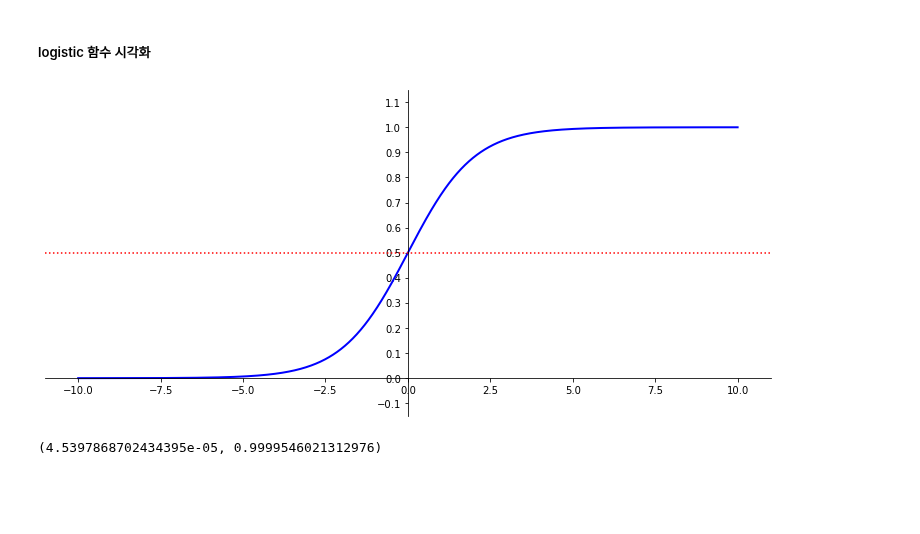
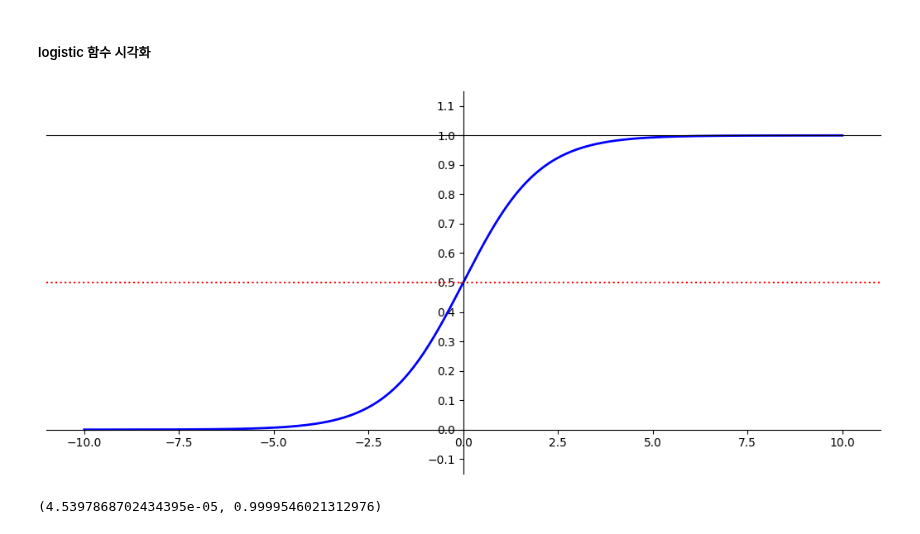
Before and after one commit to LeeJUHO127/DA-35, a Jupyter notebook: 07_machine_learning/13_선형모델_로지스틱회귀.ipynb, the cells around one changed output. Saved outputs shown, nothing was run; the diff lists cells and outputs as text; code cells hidden in the pictures; blank space fills up the shorter version.

```diff
--- a/07_machine_learning/13_선형모델_로지스틱회귀.ipynb
+++ b/07_machine_learning/13_선형모델_로지스틱회귀.ipynb
@@ -72,30 +29,32 @@ $$
 # %%
 import matplotlib.pyplot as plt
 import numpy as np
 
 def logistic_func(X):
     return 1 / (1 + np.exp(-X))
 
 X = np.linspace(-10, 10, 1000)
 y = logistic_func(X)
 
 plt.figure(figsize=(13, 6))
 
 plt.plot(X, y, color='b', linewidth=2)
 
+# y 위치에 수평선을 그리는 함수.
+# x 위치에 수직선을 그리는 함수(axvline(x=위치))
 plt.axhline(y=0.5, color='r', linestyle=':')
 
-plt.ylim(-0.15, 1.15)
+plt.ylim(-0.15, 1.15) # y축 범위 지정.
 plt.yticks(np.arange(-0.1,1.2,0.1))
 
 ax = plt.gca()
-ax.spines['left'].set_position("center")
-ax.spines['bottom'].set_position(('data', 0))
-ax.spines['top'].set_visible(False)
-ax.spines['right'].set_visible(False)
+ax.spines['left'].set_position("center")  # spine의 위치를 변경. - 상수
+ax.spines['bottom'].set_position(('data', 0)) # 위치 변경 - 이동시킬 위치 값을 지정.
+ax.spines['top'].set_position(("data", 1))
+ax.spines['right'].set_visible(False)# spine을 안보이게 처리.
 plt.show()
 # %% [output]
-[figure, old version]
+[figure, new version]
 # %%
 np.min(y), np.max(y)
 # %% [output]
```
Also changed, not shown: parts of 9 cells of this notebook.
